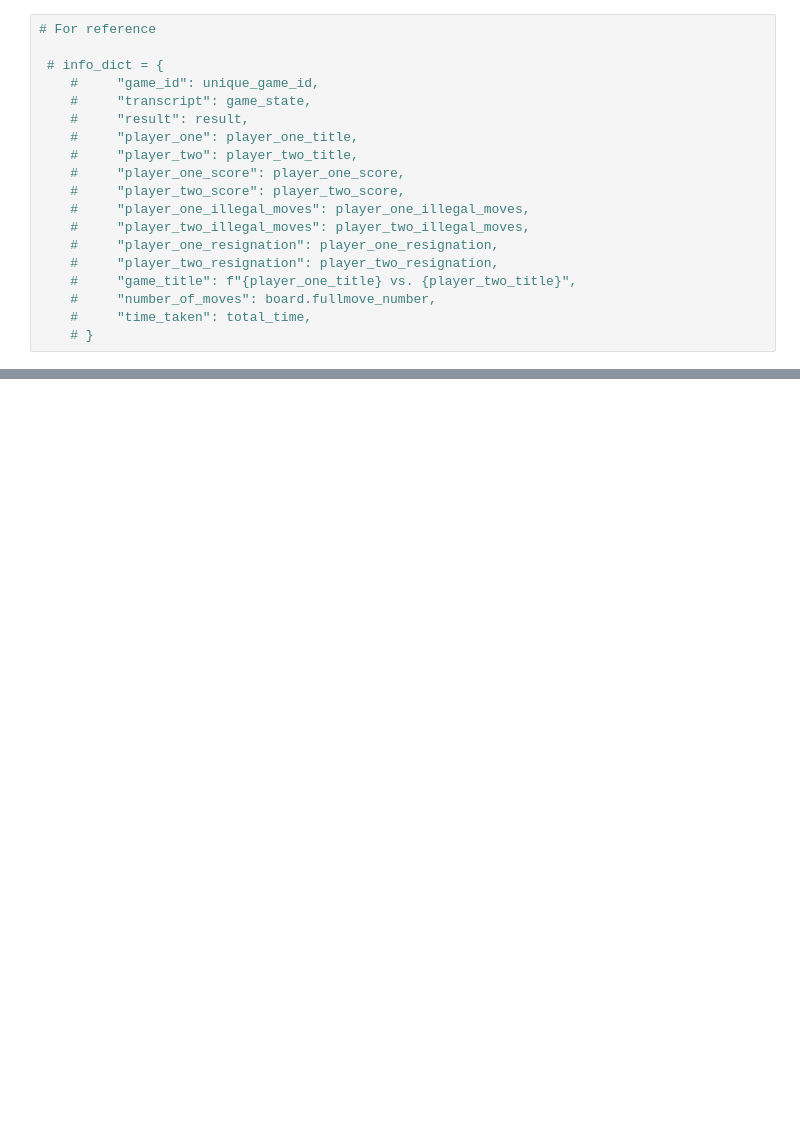
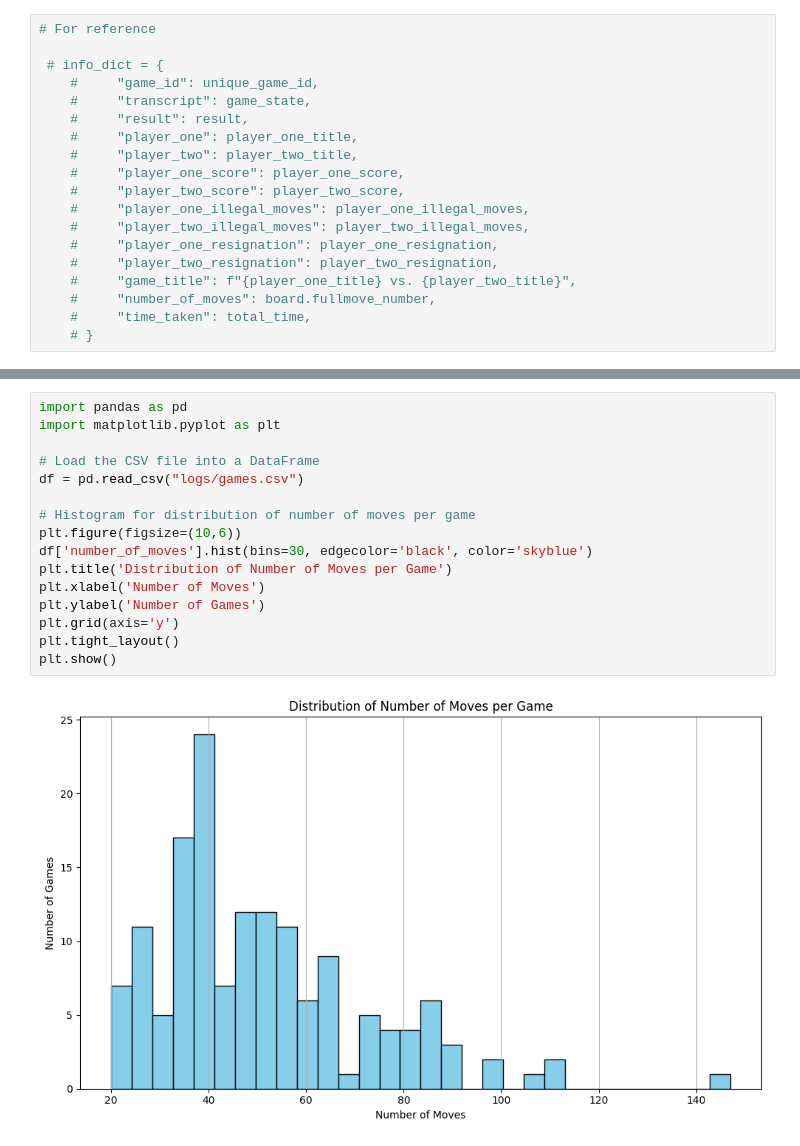
Before and after one commit to adamkarvonen/chess_gpt_eval, a Jupyter notebook: analysis.ipynb, the cells around one changed output, grey strips where cells are left out. Saved outputs shown, nothing was run; the diff lists cells and outputs as text; blank space fills up the shorter version.

```diff
--- a/analysis.ipynb
+++ b/analysis.ipynb
@@ -73,3 +98,21 @@ print(f"Ratio of Player One's Illegal Moves to Total Moves: {ratio:.4f}")
+# %%
+import pandas as pd
+import matplotlib.pyplot as plt
+
+# Load the CSV file into a DataFrame
+df = pd.read_csv("logs/games.csv")
+
+# Histogram for distribution of number of moves per game
+plt.figure(figsize=(10,6))
+df['number_of_moves'].hist(bins=30, edgecolor='black', color='skyblue')
+plt.title('Distribution of Number of Moves per Game')
+plt.xlabel('Number of Moves')
+plt.ylabel('Number of Games')
+plt.grid(axis='y')
+plt.tight_layout()
+plt.show()
+# %% [output]
+[figure, added]
 # %%
 # Group by player_two_title and count the occurrences
 title_counts = df.groupby('game_title').size()
```
Also changed, not shown: parts of 3 cells of this notebook.
